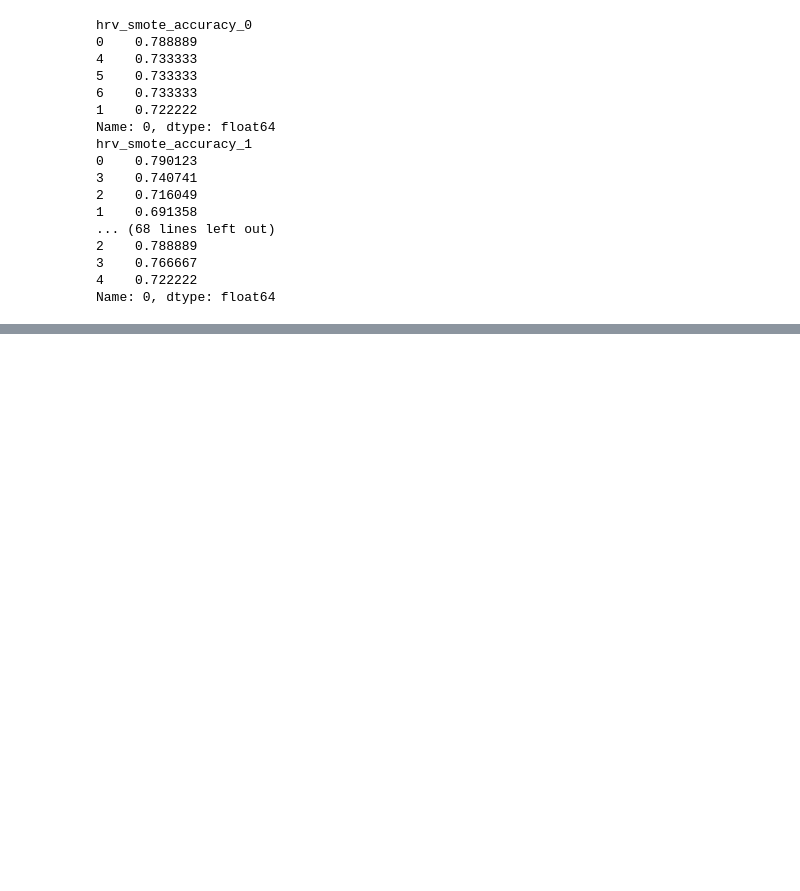
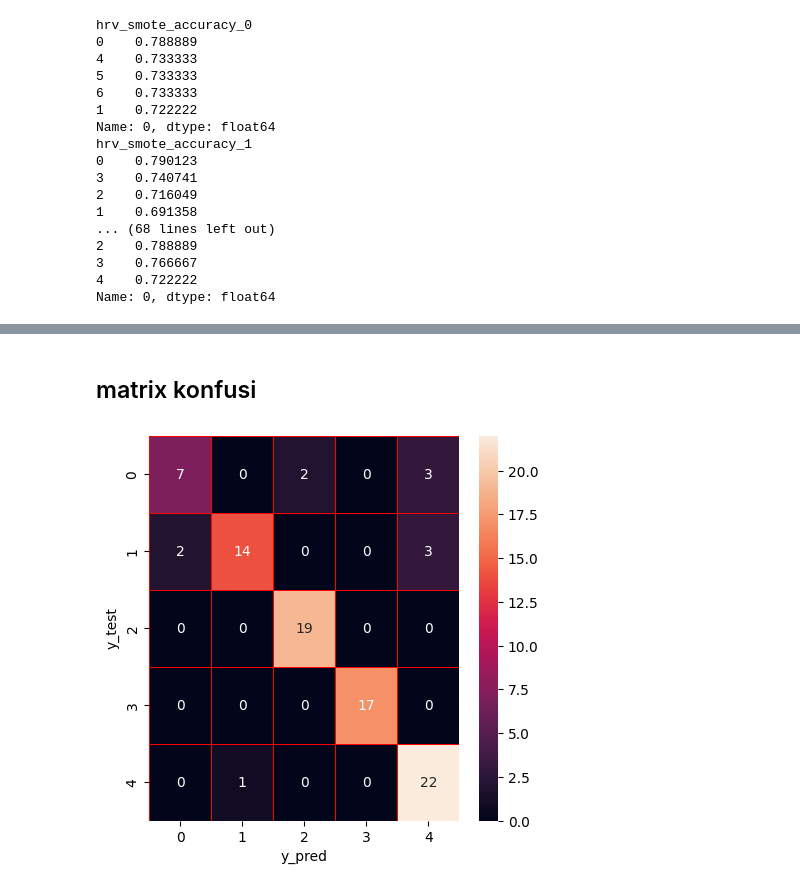
Before and after one commit to Alwafauzan/skripsi, a Jupyter notebook: DASS/excel/bahan_knn_new/KNN.ipynb, the cells around one changed output, grey strips where cells are left out. Saved outputs shown, nothing was run; the diff lists cells and outputs as text; code cells hidden in the pictures; blank space fills up the shorter version.

```diff
--- a/DASS/excel/bahan_knn_new/KNN.ipynb
+++ b/DASS/excel/bahan_knn_new/KNN.ipynb
@@ -21,6 +23,8 @@ rmsdd_smote_accuracy_ = []
 sdnn_smote_accuracy_ = []
 total_smote_accuracy_ = []
 x_y_totall = []
+x_rmsdd_smote_pred_matrixknn = []
+x_rmsdd_smote_pred_cm = []
 
 label = os.listdir()
 for i in range(0,len(label)-1):
@@ -68,11 +72,19 @@ for i in range(0,len(label)-1):
     for i in range(1,51):
         k = i
         model = KNeighborsClassifier(n_neighbors=k)
+
         model.fit(x_hrv_smote_train,y_hrv_smote_train)
         hrv_smote_accuracy.append(model.score(x_hrv_smote_test, y_hrv_smote_test))
+
         model.fit(x_rmsdd_smote_train,y_rmsdd_smote_train)
         rmsdd_smote_accuracy.append(model.score(x_rmsdd_smote_test, y_rmsdd_smote_test))
+        x_rmsdd_smote_pred = model.predict(x_rmsdd_smote_test)
+        x_rmsdd_smote_pred_matrixknn.append(classification_report(y_rmsdd_smote_test, x_rmsdd_smote_pred))
+        x_rmsdd_smote_pred_cm.append(confusion_matrix(y_rmsdd_smote_test, x_rmsdd_smote_pred))
+
+
         model.fit(x_sdnn_smote_train,y_sdnn_smote_train)
         sdnn_smote_accuracy.append(model.score(x_sdnn_smote_test, y_sdnn_smote_test))
+
         model.fit(x_total_smote_train,y_total_smote_train)
         total_smote_accuracy.append(model.score(x_total_smote_test, y_total_smote_test))
@@ -133,0 +166,10 @@ Name: 0, dtype: float64
+# %% [markdown]
+## matrix konfusi
+# %%
+f, ax =plt.subplots(figsize = (5,5))
+sns.heatmap(x_rmsdd_smote_pred_cm[100],annot = True, linewidths= 0.5, linecolor="red", fmt=".0f", ax=ax)
+plt.xlabel("y_pred")
+plt.ylabel("y_test")
+plt.show()
+# %% [output]
+[figure, added]
```
Also changed, not shown: parts of 5 cells of this notebook, 5 other files.
